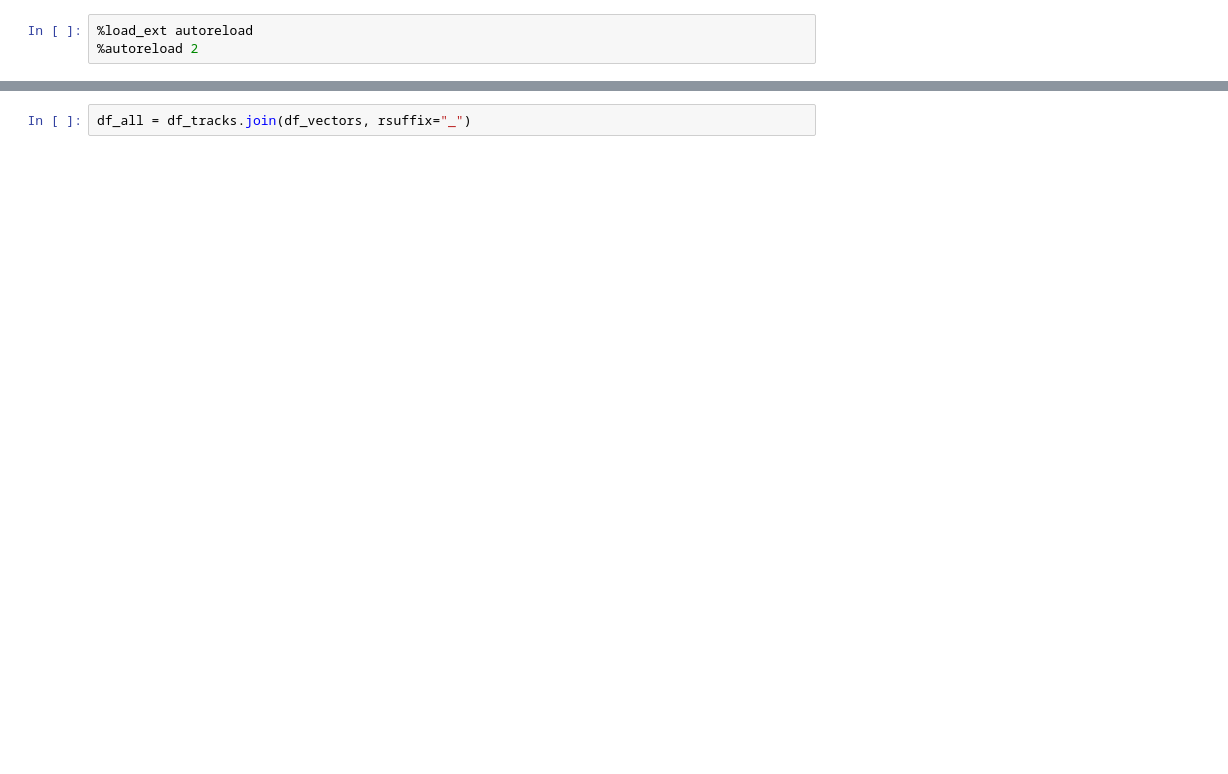
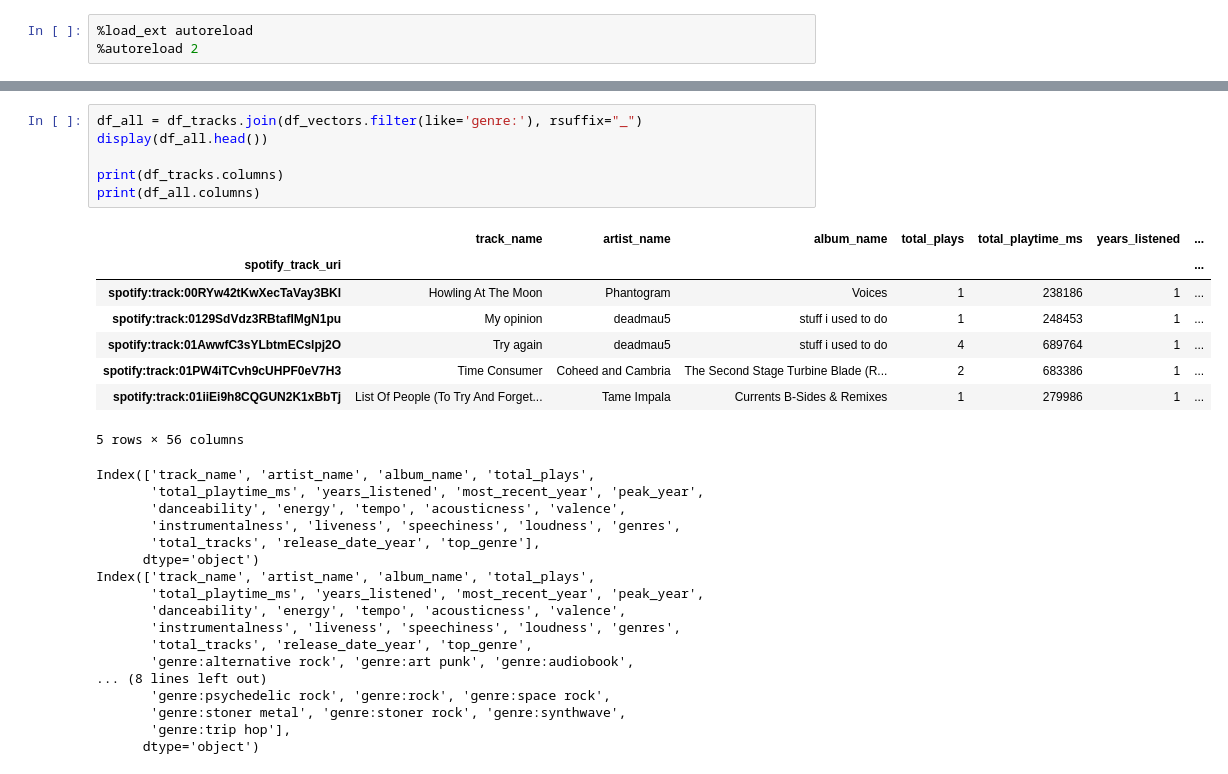
Before and after one commit to trydionel/tastetester, a Jupyter notebook: notebooks/recommendations.ipynb, the cells around one changed output, grey strips where cells are left out. Saved outputs shown, nothing was run; the diff lists cells and outputs as text; blank space fills up the shorter version.

```diff
--- a/notebooks/recommendations.ipynb
+++ b/notebooks/recommendations.ipynb
@@ -148,5 +111,35 @@ array([[0.        , 0.65373698, 0.44726368, ..., 1.03211843, 1.09566586,
 # %%
-df_all = df_tracks.join(df_vectors, rsuffix="_")
+df_all = df_tracks.join(df_vectors.filter(like='genre:'), rsuffix="_")
+display(df_all.head())
+
+print(df_tracks.columns)
+print(df_all.columns)
+# %% [output]
+|  | track_name | artist_name | album_name | total_plays | total_playtime_ms | years_listened | ... |
+| spotify_track_uri |  |  |  |  |  |  | ... |
+| spotify:track:00RYw42tKwXecTaVay3BKl | Howling At The Moon | Phantogram | Voices | 1 | 238186 | 1 | ... |
+| spotify:track:0129SdVdz3RBtafIMgN1pu | My opinion | deadmau5 | stuff i used to do | 1 | 248453 | 1 | ... |
+| spotify:track:01AwwfC3sYLbtmECslpj2O | Try again | deadmau5 | stuff i used to do | 4 | 689764 | 1 | ... |
+| spotify:track:01PW4iTCvh9cUHPF0eV7H3 | Time Consumer | Coheed and Cambria | The Second Stage Turbine Blade (R... | 2 | 683386 | 1 | ... |
+| spotify:track:01iiEi9h8CQGUN2K1xBbTj | List Of People (To Try And Forget... | Tame Impala | Currents B-Sides & Remixes | 1 | 279986 | 1 | ... |
+5 rows × 56 columns
+Index(['track_name', 'artist_name', 'album_name', 'total_plays',
+       'total_playtime_ms', 'years_listened', 'most_recent_year', 'peak_year',
+       'danceability', 'energy', 'tempo', 'acousticness', 'valence',
+       'instrumentalness', 'liveness', 'speechiness', 'loudness', 'genres',
+       'total_tracks', 'release_date_year', 'top_genre'],
+      dtype='object')
+Index(['track_name', 'artist_name', 'album_name', 'total_plays',
+       'total_playtime_ms', 'years_listened', 'most_recent_year', 'peak_year',
+       'danceability', 'energy', 'tempo', 'acousticness', 'valence',
+       'instrumentalness', 'liveness', 'speechiness', 'loudness', 'genres',
+       'total_tracks', 'release_date_year', 'top_genre',
+       'genre:alternative rock', 'genre:art punk', 'genre:audiobook',
+... (8 lines left out)
+       'genre:psychedelic rock', 'genre:rock', 'genre:space rock',
+       'genre:stoner metal', 'genre:stoner rock', 'genre:synthwave',
+       'genre:trip hop'],
+      dtype='object')
 # %%
 from scipy import stats
 import statsmodels.api as sm
```
Also changed, not shown: parts of 9 cells of this notebook, 4 other files.
